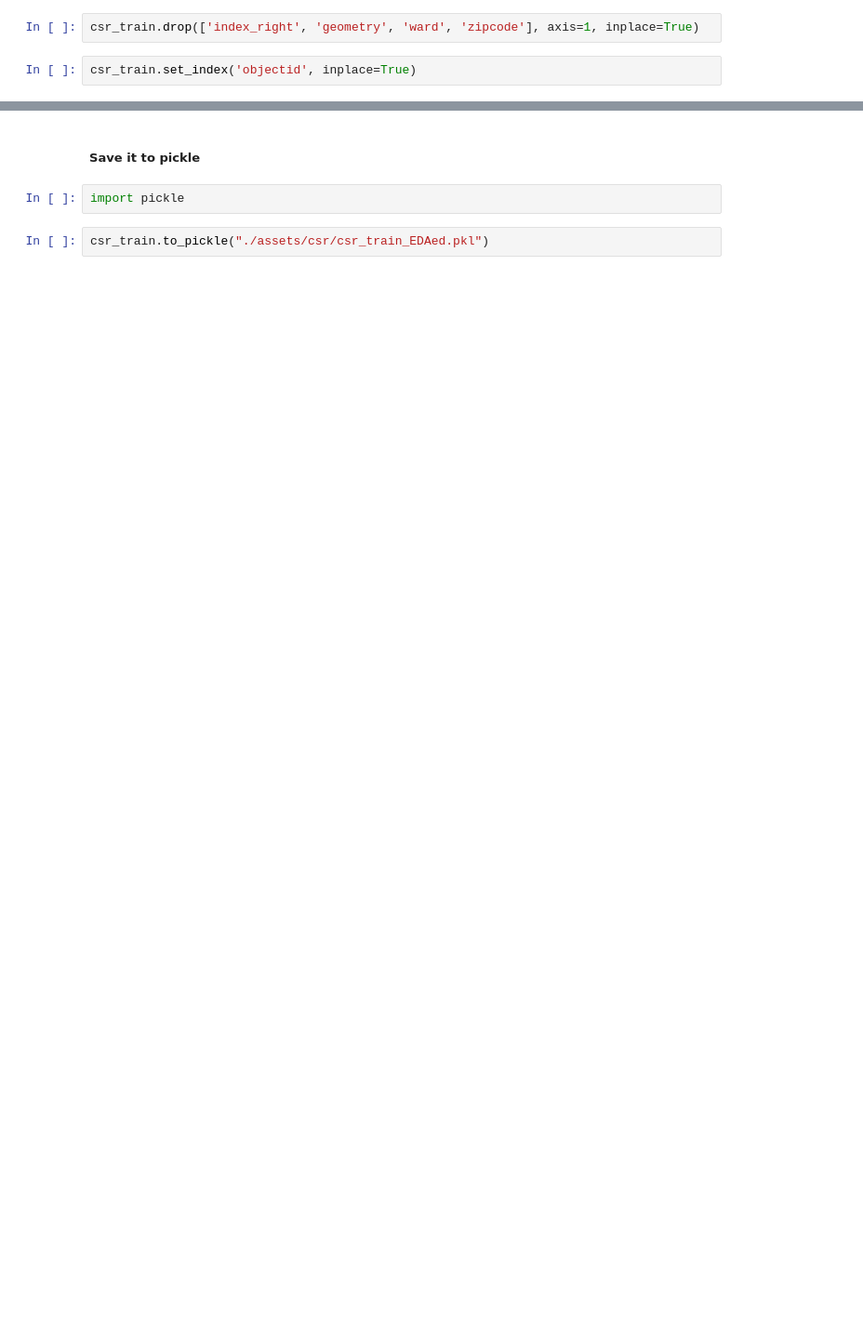
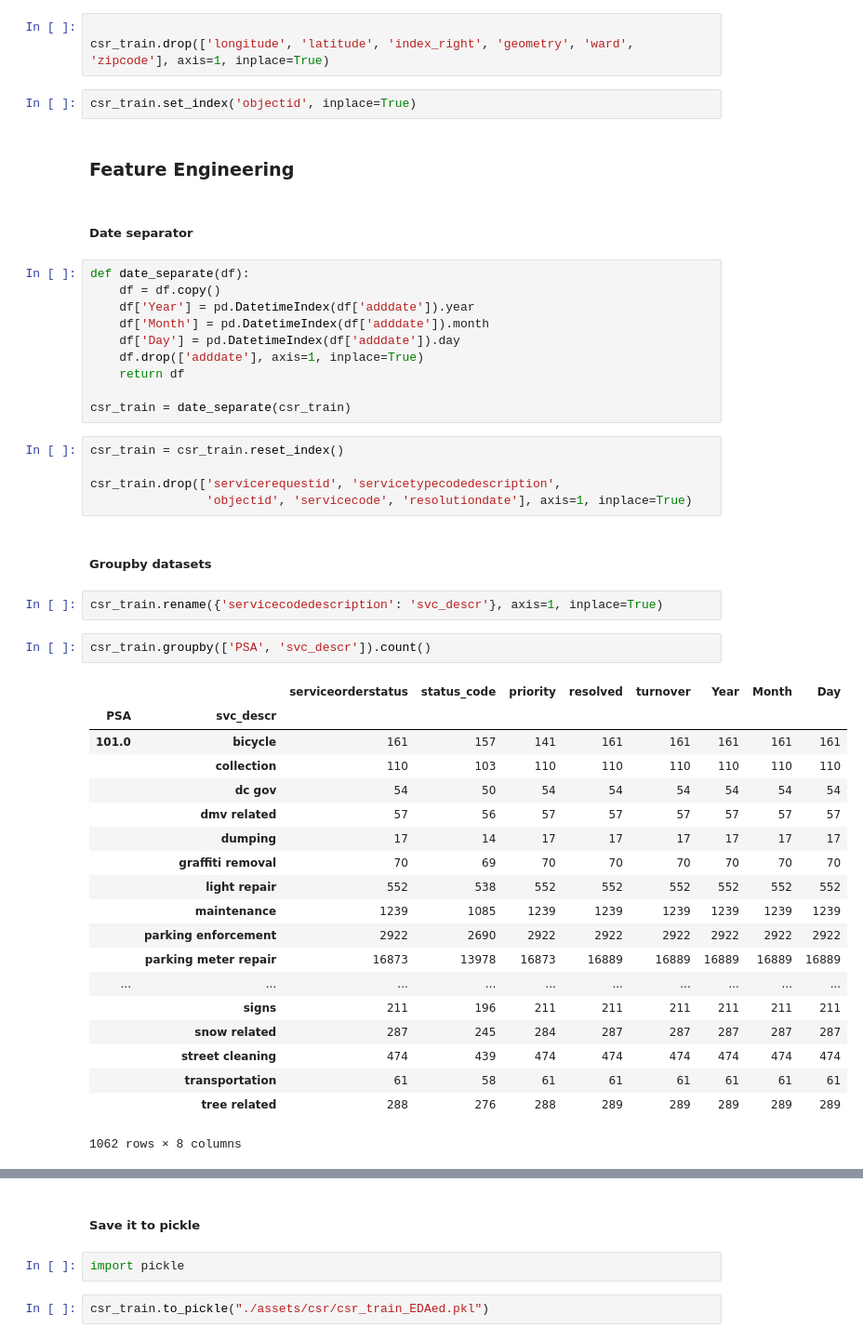
Before and after one commit to haoapple/The_Lab_DC_client_project, a Jupyter notebook: 02.EDA.ipynb, the cells around one changed output, grey strips where cells are left out. Shown at 93% size. Saved outputs shown, nothing was run; the diff lists cells and outputs as text; blank space fills up the shorter version.

Commit message:
addtional EDA on CSR and few feature engineering on the dataset

```diff
--- a/02.EDA.ipynb
+++ b/02.EDA.ipynb
@@ -785,5 +842,51 @@ Index(['objectid', 'servicecode', 'servicecodedescription',
       dtype='object')
 # %%
-csr_train.drop(['index_right', 'geometry', 'ward', 'zipcode'], axis=1, inplace=True)
+
+csr_train.drop(['longitude', 'latitude', 'index_right', 'geometry', 'ward', 'zipcode'], axis=1, inplace=True)
 # %%
 csr_train.set_index('objectid', inplace=True)
+# %% [markdown]
+### Feature Engineering
+# %% [markdown]
+##### Date separator
+# %%
+def date_separate(df):
+    df = df.copy()
+    df['Year'] = pd.DatetimeIndex(df['adddate']).year
+    df['Month'] = pd.DatetimeIndex(df['adddate']).month
+    df['Day'] = pd.DatetimeIndex(df['adddate']).day
+    df.drop(['adddate'], axis=1, inplace=True)
+    return df
+
+csr_train = date_separate(csr_train)
+# %%
+csr_train = csr_train.reset_index()
+
+csr_train.drop(['servicerequestid', 'servicetypecodedescription',
+                'objectid', 'servicecode', 'resolutiondate'], axis=1, inplace=True)
+# %% [markdown]
+##### Groupby datasets
+# %%
+csr_train.rename({'servicecodedescription': 'svc_descr'}, axis=1, inplace=True)
+# %%
+csr_train.groupby(['PSA', 'svc_descr']).count()
+# %% [output]
+|  |  | serviceorderstatus | status_code | priority | resolved | turnover | Year | Month | Day |
+| PSA | svc_descr |  |  |  |  |  |  |  |  |
+| 101.0 | bicycle | 161 | 157 | 141 | 161 | 161 | 161 | 161 | 161 |
+|  | collection | 110 | 103 | 110 | 110 | 110 | 110 | 110 | 110 |
+|  | dc gov | 54 | 50 | 54 | 54 | 54 | 54 | 54 | 54 |
+|  | dmv related | 57 | 56 | 57 | 57 | 57 | 57 | 57 | 57 |
+|  | dumping | 17 | 14 | 17 | 17 | 17 | 17 | 17 | 17 |
+|  | graffiti removal | 70 | 69 | 70 | 70 | 70 | 70 | 70 | 70 |
+|  | light repair | 552 | 538 | 552 | 552 | 552 | 552 | 552 | 552 |
+|  | maintenance | 1239 | 1085 | 1239 | 1239 | 1239 | 1239 | 1239 | 1239 |
+|  | parking enforcement | 2922 | 2690 | 2922 | 2922 | 2922 | 2922 | 2922 | 2922 |
+|  | parking meter repair | 16873 | 13978 | 16873 | 16889 | 16889 | 16889 | 16889 | 16889 |
+| ... | ... | ... | ... | ... | ... | ... | ... | ... | ... |
+|  | signs | 211 | 196 | 211 | 211 | 211 | 211 | 211 | 211 |
+|  | snow related | 287 | 245 | 284 | 287 | 287 | 287 | 287 | 287 |
+|  | street cleaning | 474 | 439 | 474 | 474 | 474 | 474 | 474 | 474 |
+|  | transportation | 61 | 58 | 61 | 61 | 61 | 61 | 61 | 61 |
+|  | tree related | 288 | 276 | 288 | 289 | 289 | 289 | 289 | 289 |
+1062 rows × 8 columns
```
Also changed, not shown: parts of 20 cells of this notebook.
